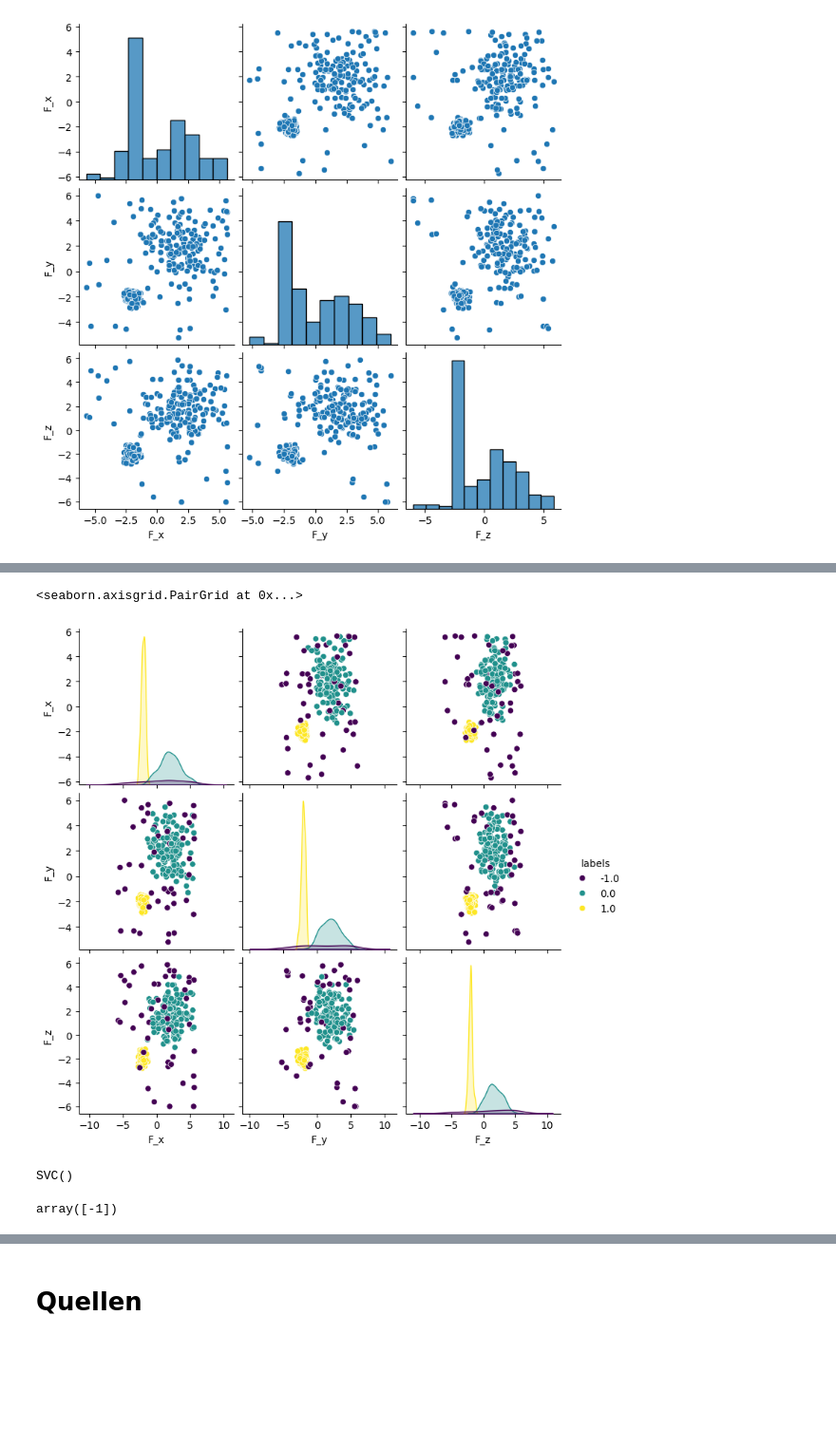
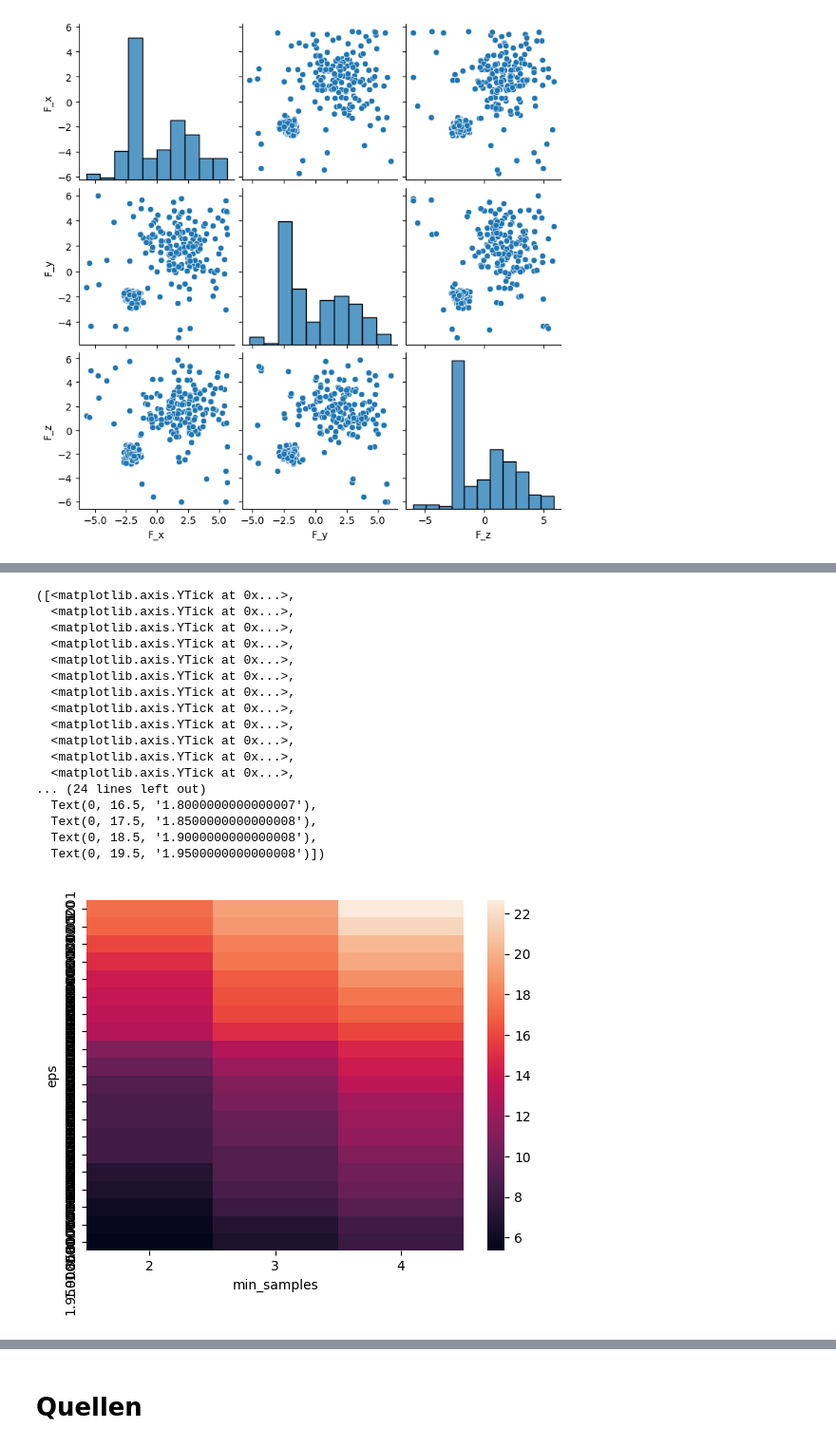
Before and after one commit to Oberfeldwedler/predictive_maintenance, a Jupyter notebook: 04_modeling_clustering/code/exercises/edited/04_modeling_clustering_exercises_wo_sol.ipynb, the cells around one changed output, grey strips where cells are left out. Shown: that part at 95% size. Cells and saved outputs as stored; diff of their text form; code cells hidden in the pictures; blank space fills up the shorter version.

```diff
--- a/04_modeling_clustering/code/exercises/edited/04_modeling_clustering_exercises_wo_sol.ipynb
+++ b/04_modeling_clustering/code/exercises/edited/04_modeling_clustering_exercises_wo_sol.ipynb
@@ -115,13 +84,3 @@ sns.pairplot(pd.DataFrame(X, columns=['F_x', 'F_y', 'F_z']))
 # %% [output]
 <seaborn.axisgrid.PairGrid at 0x...>
 [figure]
-# %%
-eps_range = np.round(np.arange(1, 2.05, 0.05), decimals=2)
-min_samples_range = np.arange(2, 5, 1)
-array_of_outlier_ratios = np.zeros((len(eps_range), len(min_samples_range)))
-for eps_ind, eps in enumerate(eps_range):
-    for min_samples_ind, min_samples in enumerate(min_samples_range):
-        dbscan = DBSCAN(eps=eps, min_samples=min_samples)
-        dbscan.fit(X)
-        outlier_ratio = (dbscan.labels_ == -1).sum() / X.shape[0] * 100
-        array_of_outlier_ratios[eps_ind, min_samples_ind] = outlier_ratio
@@ -136,20 +87,35 @@ plt.yticks(ticks=np.arange(0.5, len(eps_range) + 0.5), labels=eps_range);
-# %%
-dbscan = DBSCAN(eps=1.35, min_samples=3)
-dbscan.fit(X)
-
-# Show
-X_y = np.concatenate((X, dbscan.labels_.reshape(-1, 1)), axis=1)
-sns.pairplot(pd.DataFrame(X_y, columns=['F_x', 'F_y', 'F_z', 'labels']), hue='labels', palette='viridis')
-# %% [output]
-<seaborn.axisgrid.PairGrid at 0x...>
-[figure, removed]
-# %%
-from sklearn.svm import SVC
-svm = SVC()
-svm.fit(X, dbscan.labels_)
-# %% [output]
-SVC()
-# %%
-svm.predict(np.array([[-5, 3, 2]]))
-# %% [output]
-array([-1])
+# %%
+eps_range = np.arange(1,2,0.05)
+min_samples_range = np.arange(2,5,1)
+array_of_otlier_ratios = np.zeros((len(eps_range), len(min_samples_range)))
+for eps_ind, eps in enumerate(eps_range):
+    for min_samples_ind, min_samples in enumerate(min_samples_range):
+        dbscan = DBSCAN(eps=eps, min_samples=min_samples)
+        dbscan.fit(X)
+        outlier_ratio = (dbscan.labels_ == -1 ).sum() / X.shape[0] * 100
+        array_of_otlier_ratios[eps_ind, min_samples_ind] = outlier_ratio
+# %%
+sns.heatmap(array_of_otlier_ratios)
+plt.xlabel('min_samples')
+plt.ylabel('eps')
+plt.xticks(ticks = np.arange(0.5, len(min_samples_range)+0.5), labels=min_samples_range)
+plt.yticks(ticks = np.arange(0.5, len(eps_range)+0.5), labels=eps_range)
+# %% [output]
+([<matplotlib.axis.YTick at 0x...>,
+  <matplotlib.axis.YTick at 0x...>,
+  <matplotlib.axis.YTick at 0x...>,
+  <matplotlib.axis.YTick at 0x...>,
+  <matplotlib.axis.YTick at 0x...>,
+  <matplotlib.axis.YTick at 0x...>,
+  <matplotlib.axis.YTick at 0x...>,
+  <matplotlib.axis.YTick at 0x...>,
+  <matplotlib.axis.YTick at 0x...>,
+  <matplotlib.axis.YTick at 0x...>,
+  <matplotlib.axis.YTick at 0x...>,
+  <matplotlib.axis.YTick at 0x...>,
+... (24 lines left out)
+  Text(0, 16.5, '1.8000000000000007'),
+  Text(0, 17.5, '1.8500000000000008'),
+  Text(0, 18.5, '1.9000000000000008'),
+  Text(0, 19.5, '1.9500000000000008')])
+[figure, added]
```
Also changed, not shown: parts of 14 cells of this notebook, 2 other files.
